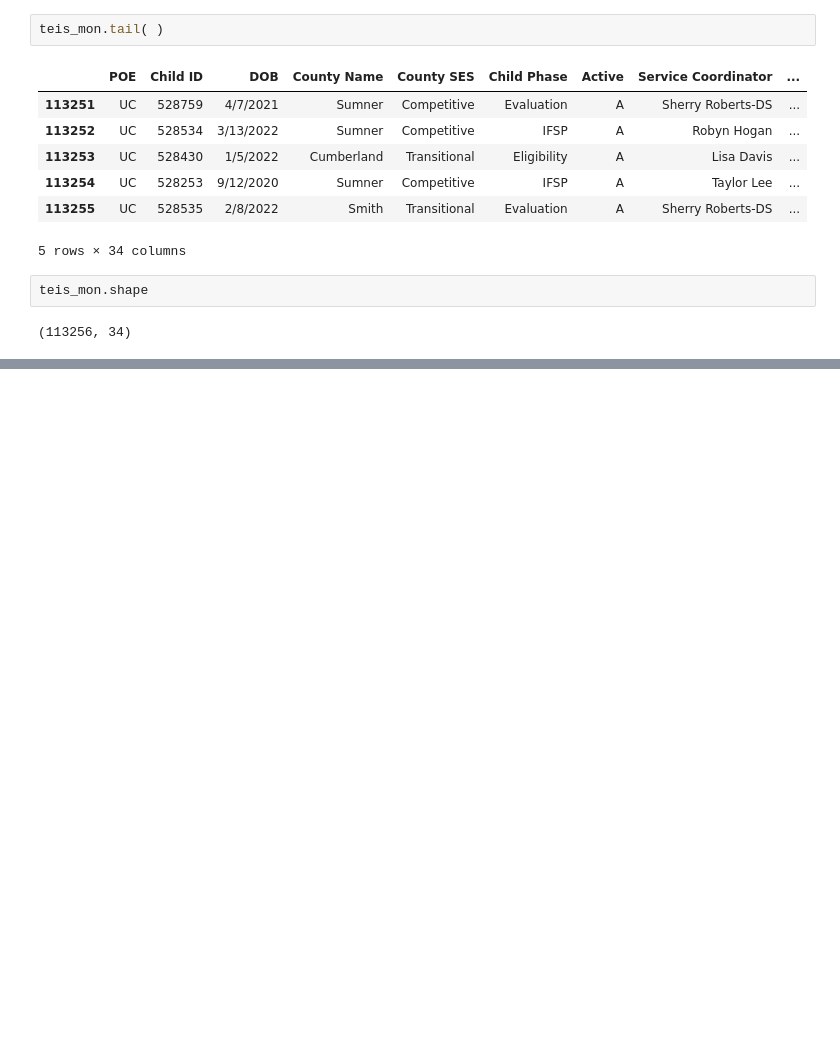
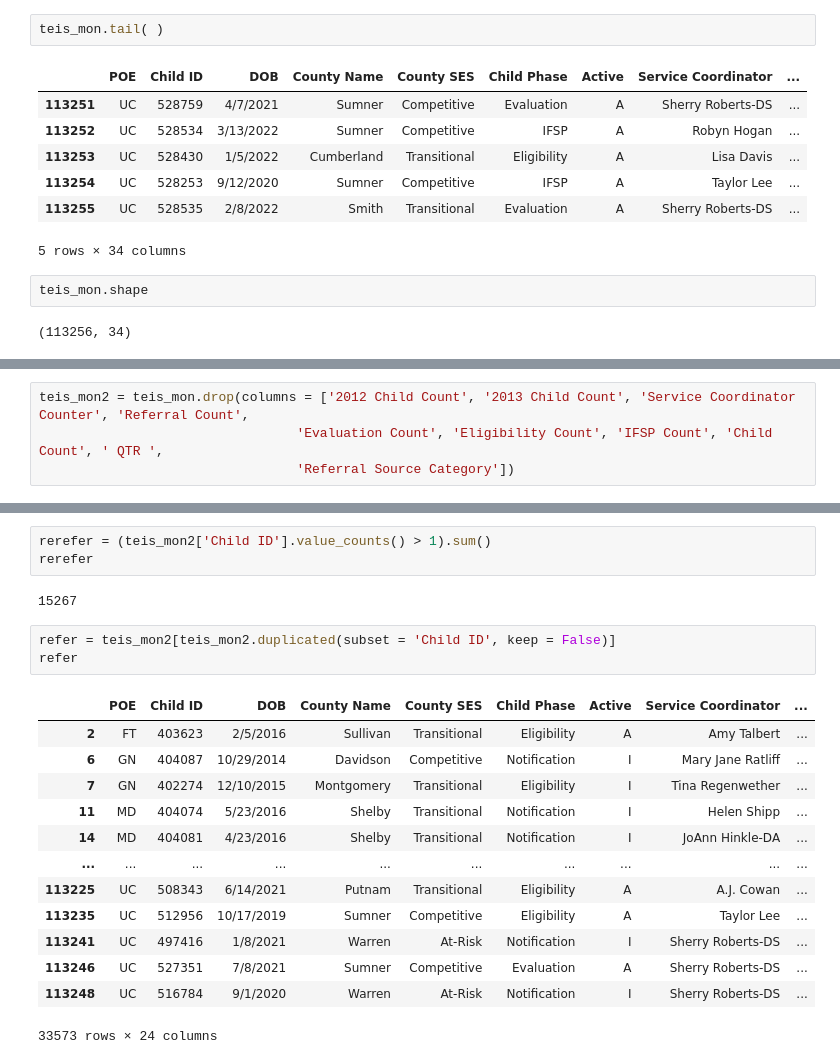
Before and after one commit to MylahKate/teis_project-scar, a Jupyter notebook: notebooks/scar_teis_mg.ipynb, the cells around one changed output, grey strips where cells are left out. Cells and saved outputs as stored; diff of their text form; blank space fills up the shorter version.

```diff
--- a/notebooks/scar_teis_mg.ipynb
+++ b/notebooks/scar_teis_mg.ipynb
@@ -35,0 +41,4 @@ teis_mon.shape
+# %%
+teis_mon2 = teis_mon.drop(columns = ['2012 Child Count', '2013 Child Count', 'Service Coordinator Counter', 'Referral Count',
+                                 'Evaluation Count', 'Eligibility Count', 'IFSP Count', 'Child Count', ' QTR ',
+                                 'Referral Source Category'])
@@ -35,0 +63,22 @@ teis_mon.shape
+# %%
+rerefer = (teis_mon2['Child ID'].value_counts() > 1).sum()
+rerefer
+# %% [output]
+15267
+# %%
+refer = teis_mon2[teis_mon2.duplicated(subset = 'Child ID', keep = False)]
+refer
+# %% [output]
+|  | POE | Child ID | DOB | County Name | County SES | Child Phase | Active | Service Coordinator | ... |
+| 2 | FT | 403623 | 2/5/2016 | Sullivan | Transitional | Eligibility | A | Amy Talbert | ... |
+| 6 | GN | 404087 | 10/29/2014 | Davidson | Competitive | Notification | I | Mary Jane Ratliff | ... |
+| 7 | GN | 402274 | 12/10/2015 | Montgomery | Transitional | Eligibility | I | Tina Regenwether | ... |
+| 11 | MD | 404074 | 5/23/2016 | Shelby | Transitional | Notification | I | Helen Shipp | ... |
+| 14 | MD | 404081 | 4/23/2016 | Shelby | Transitional | Notification | I | JoAnn Hinkle-DA | ... |
+| ... | ... | ... | ... | ... | ... | ... | ... | ... | ... |
+| 113225 | UC | 508343 | 6/14/2021 | Putnam | Transitional | Eligibility | A | A.J. Cowan | ... |
+| 113235 | UC | 512956 | 10/17/2019 | Sumner | Competitive | Eligibility | A | Taylor Lee | ... |
+| 113241 | UC | 497416 | 1/8/2021 | Warren | At-Risk | Notification | I | Sherry Roberts-DS | ... |
+| 113246 | UC | 527351 | 7/8/2021 | Sumner | Competitive | Evaluation | A | Sherry Roberts-DS | ... |
+| 113248 | UC | 516784 | 9/1/2020 | Warren | At-Risk | Notification | I | Sherry Roberts-DS | ... |
+33573 rows × 24 columns
```
Also changed, not shown: parts of 12 cells of this notebook, 3 other files.
